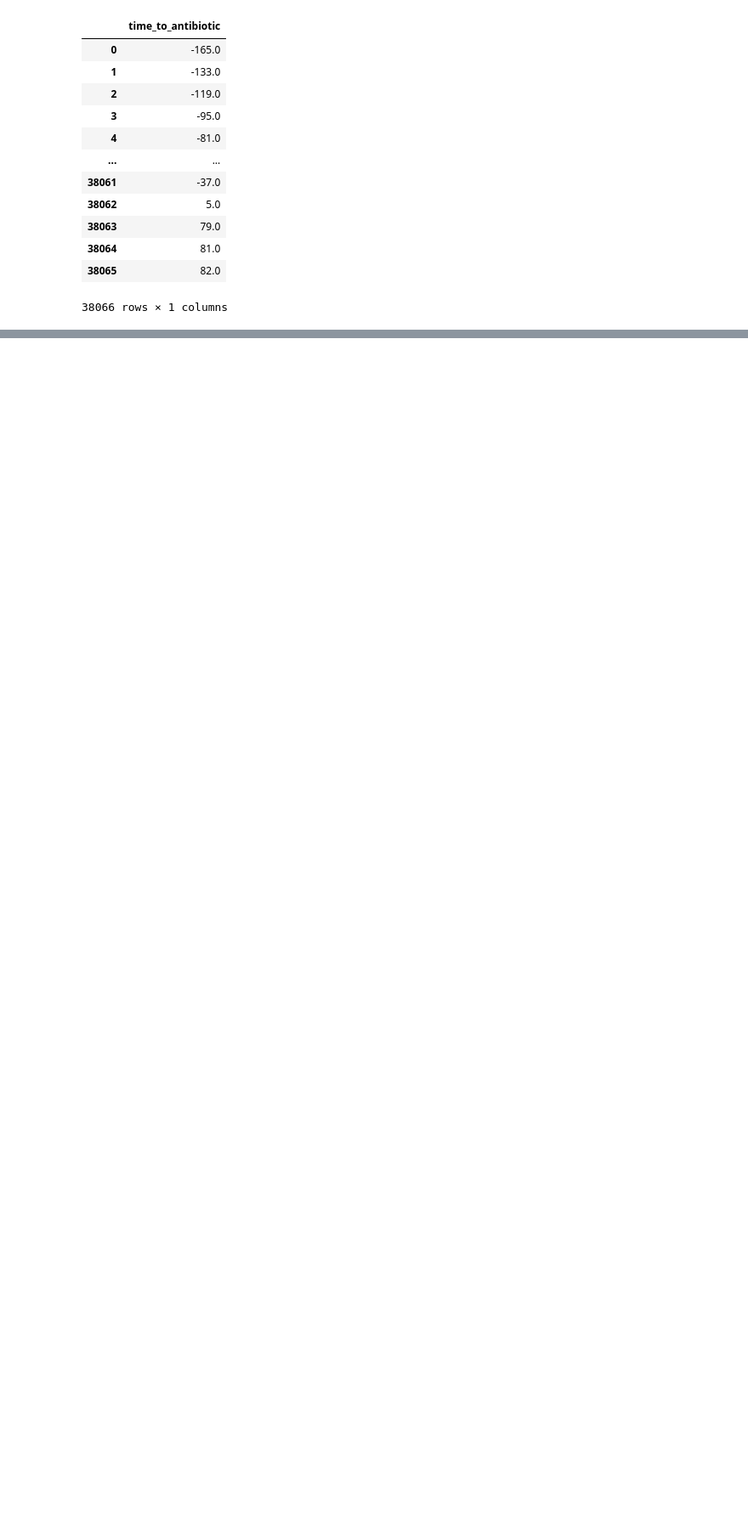
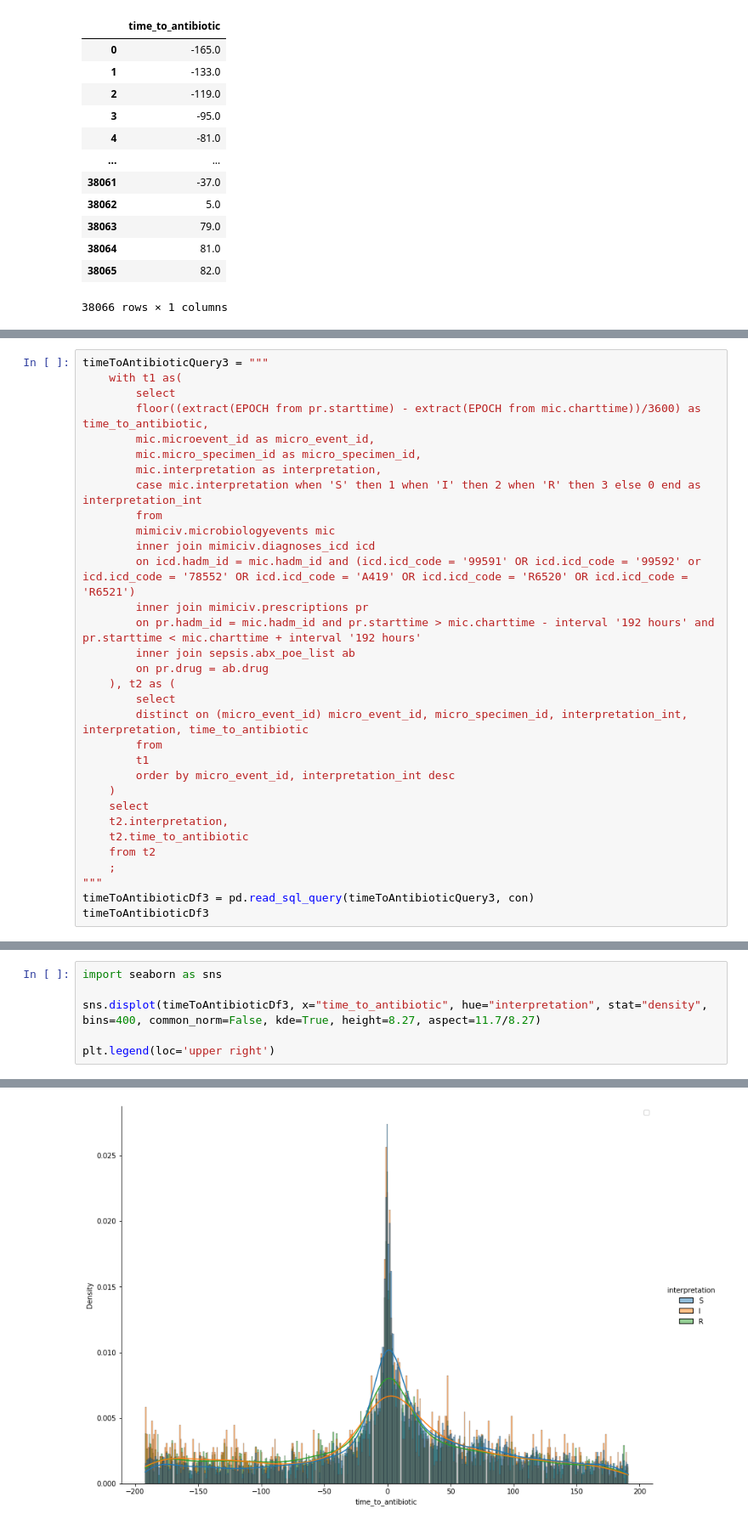
Before and after one commit to ryashpal/ML, a Jupyter notebook: mortality/explore_microbiology_cultures.ipynb, the cells around one changed output, grey strips where cells are left out. Shown: that part at 85% size. Cells and saved outputs as stored; diff of their text form; blank space fills up the shorter version.

```diff
--- a/mortality/explore_microbiology_cultures.ipynb
+++ b/mortality/explore_microbiology_cultures.ipynb
@@ -742 +742,33 @@ Text(0, 0.5, 'Count')
 [figure]
+# %%
+timeToAntibioticQuery3 = """
+    with t1 as(
+        select
+        floor((extract(EPOCH from pr.starttime) - extract(EPOCH from mic.charttime))/3600) as time_to_antibiotic,
+        mic.microevent_id as micro_event_id,
+        mic.micro_specimen_id as micro_specimen_id,
+        mic.interpretation as interpretation,
+        case mic.interpretation when 'S' then 1 when 'I' then 2 when 'R' then 3 else 0 end as interpretation_int
+        from
+        mimiciv.microbiologyevents mic
+        inner join mimiciv.diagnoses_icd icd
+        on icd.hadm_id = mic.hadm_id and (icd.icd_code = '99591' OR icd.icd_code = '99592' or icd.icd_code = '78552' OR icd.icd_code = 'A419' OR icd.icd_code = 'R6520' OR icd.icd_code = 'R6521')
+        inner join mimiciv.prescriptions pr
+        on pr.hadm_id = mic.hadm_id and pr.starttime > mic.charttime - interval '192 hours' and pr.starttime < mic.charttime + interval '192 hours'
+        inner join sepsis.abx_poe_list ab
+        on pr.drug = ab.drug
+    ), t2 as (
+        select
+        distinct on (micro_event_id) micro_event_id, micro_specimen_id, interpretation_int, interpretation, time_to_antibiotic
+        from
+        t1
+        order by micro_event_id, interpretation_int desc
+    )
+    select
+    t2.interpretation,
+    t2.time_to_antibiotic
+    from t2
+    ;
+"""
+timeToAntibioticDf3 = pd.read_sql_query(timeToAntibioticQuery3, con)
+timeToAntibioticDf3
@@ -742,0 +789,7 @@ Text(0, 0.5, 'Count')
+# %%
+import seaborn as sns
+
+sns.displot(timeToAntibioticDf3, x="time_to_antibiotic", hue="interpretation", stat="density", bins=400, common_norm=False, kde=True, height=8.27, aspect=11.7/8.27)
+
+plt.legend(loc='upper right')
+# %% [output]
@@ -742,0 +798 @@ Text(0, 0.5, 'Count')
+[figure, added]
```
Also changed, not shown: parts of 5 cells of this notebook, 3 other files.
